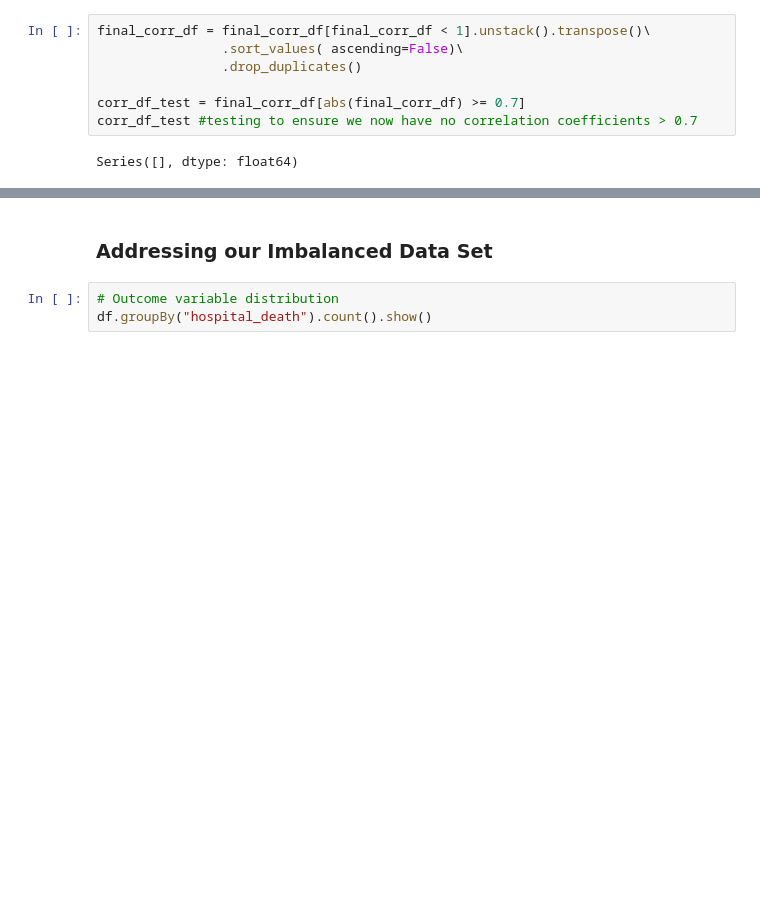
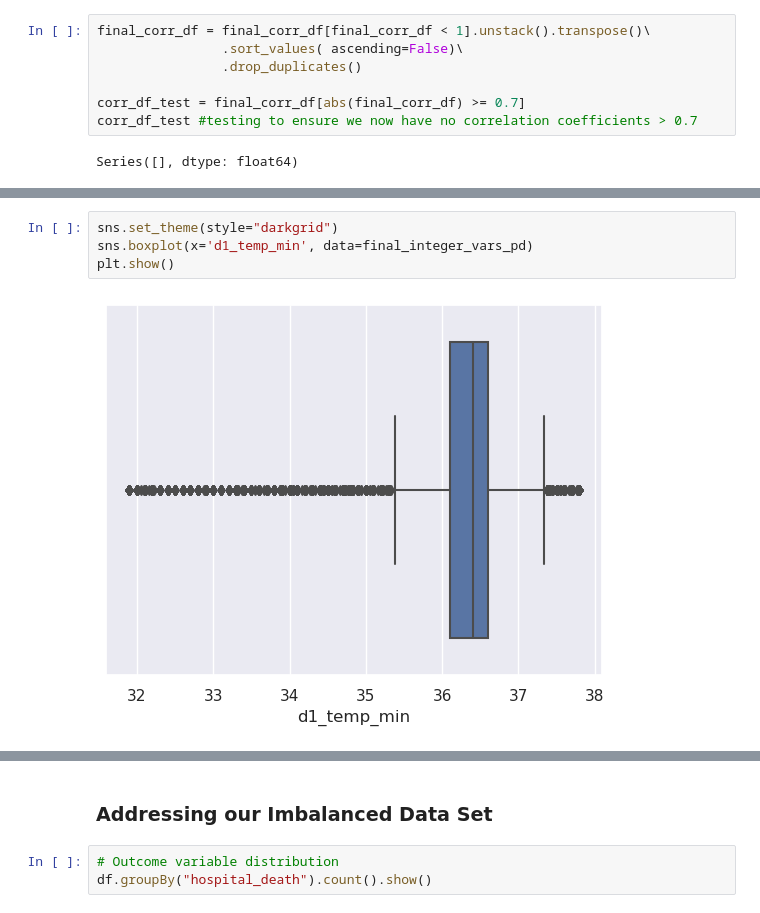
Before and after one commit to btchae/DS5110_Project, a Jupyter notebook: DS5110_Final_Project.ipynb, the cells around one changed output, grey strips where cells are left out. Saved outputs shown, nothing was run; the diff lists cells and outputs as text; blank space fills up the shorter version.

```diff
--- a/DS5110_Final_Project.ipynb
+++ b/DS5110_Final_Project.ipynb
@@ -747,0 +783,6 @@ Series([], dtype: float64)
+# %%
+sns.set_theme(style="darkgrid")
+sns.boxplot(x='d1_temp_min', data=final_integer_vars_pd)
+plt.show()
+# %% [output]
+[figure, added]
```
Also changed, not shown: parts of 21 cells of this notebook.
